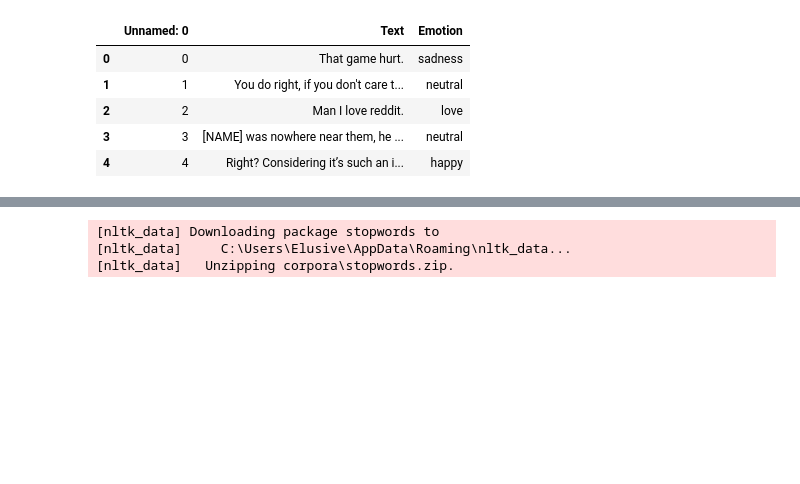
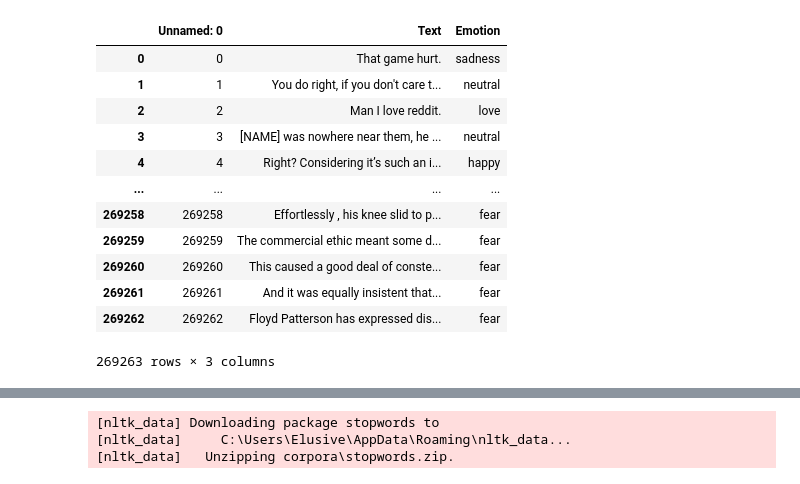
Before and after one commit to Elusive7733/Semantic-Analysis, a Jupyter notebook: Huge_Dataset.ipynb, the cells around one changed output, grey strips where cells are left out. Drawn from its saved outputs; the diff is of its cells as text; code cells hidden in the pictures; blank space fills up the shorter version.

```diff
--- a/Huge_Dataset.ipynb
+++ b/Huge_Dataset.ipynb
@@ -19,16 +19,25 @@ from sklearn.model_selection import train_test_split
 from sklearn.metrics import accuracy_score, classification_report, confusion_matrix
 # %%
 # Raw data from twitter reddit and from around the web
-df = pd.read_csv('combined_data.csv')
+raw_data = pd.read_csv('combined_data.csv')
 
 # Pre-trained Embeddings
 EMBEDDING_FILE = f'glove.840B.300d.txt'
-df.head()
+raw_data.head(-10)
+
+# 270K rows
 # %% [output]
 |  | Unnamed: 0 | Text | Emotion |
 | 0 | 0 | That game hurt. | sadness |
 | 1 | 1 | You do right, if you don't care t... | neutral |
 | 2 | 2 | Man I love reddit. | love |
 | 3 | 3 | [NAME] was nowhere near them, he ... | neutral |
 | 4 | 4 | Right? Considering it’s such an i... | happy |
+| ... | ... | ... | ... |
+| 269258 | 269258 | Effortlessly , his knee slid to p... | fear |
+| 269259 | 269259 | The commercial ethic meant some d... | fear |
+| 269260 | 269260 | This caused a good deal of conste... | fear |
+| 269261 | 269261 | And it was equally insistent that... | fear |
+| 269262 | 269262 | Floyd Patterson has expressed dis... | fear |
+269263 rows × 3 columns
 # %%
```
Also changed, not shown: parts of 2 cells of this notebook.
